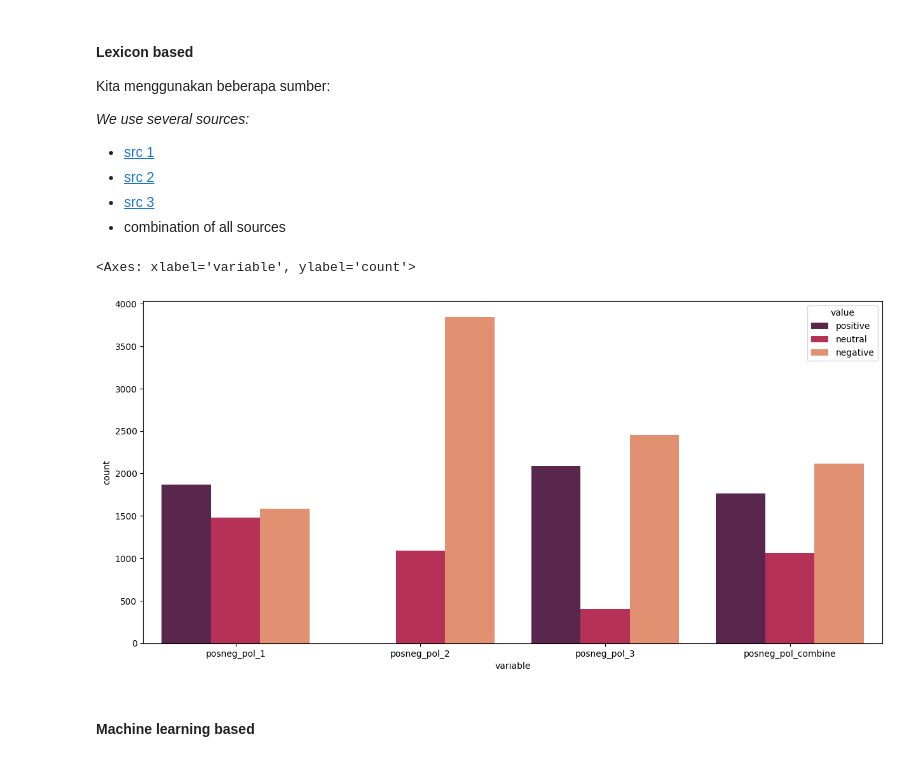
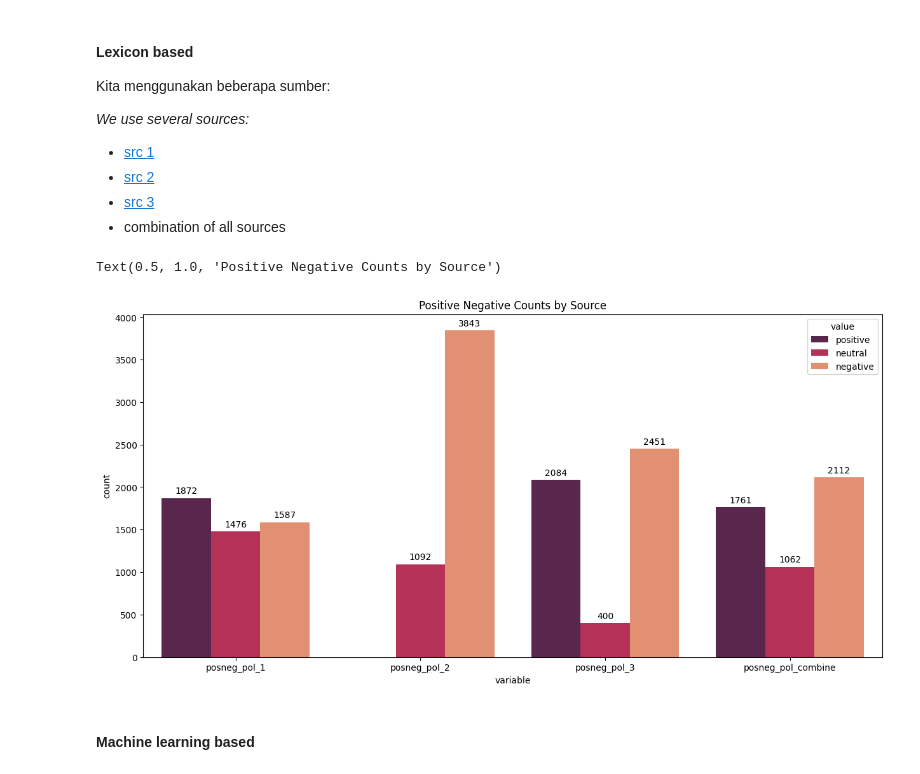
Before and after one commit to AriaHanggara/Quran-EDA, a Jupyter notebook: basic_eda.ipynb, the cells around one changed output. Drawn from its saved outputs; the diff is of its cells as text; code cells hidden in the pictures.

```diff
--- a/basic_eda.ipynb
+++ b/basic_eda.ipynb
@@ -877,10 +877,17 @@ df['posneg_pol_combine'] = results_combine[1]
 df.to_pickle('df_ayat1.pkl')
 # %%
 plt.figure(figsize=(15,7))
-sns.countplot(x="variable", hue="value", data=pd.melt(df[['posneg_pol_1', 'posneg_pol_2', 'posneg_pol_3', 'posneg_pol_combine']]), palette='rocket')
+
+
+ax = sns.countplot(x="variable", hue="value", data=pd.melt(df[['posneg_pol_1', 'posneg_pol_2', 'posneg_pol_3', 'posneg_pol_combine']]), palette='rocket')
+
+for i in ax.containers:
+    ax.bar_label(i, fontsize=10, padding=3)
+
+ax.set_title("Positive Negative Counts by Source")
 # %% [output]
-<Axes: xlabel='variable', ylabel='count'>
+Text(0.5, 1.0, 'Positive Negative Counts by Source')
-[figure, old version]
+[figure, new version]
 # %% [markdown]
 #### Machine learning based
 # %%
```
